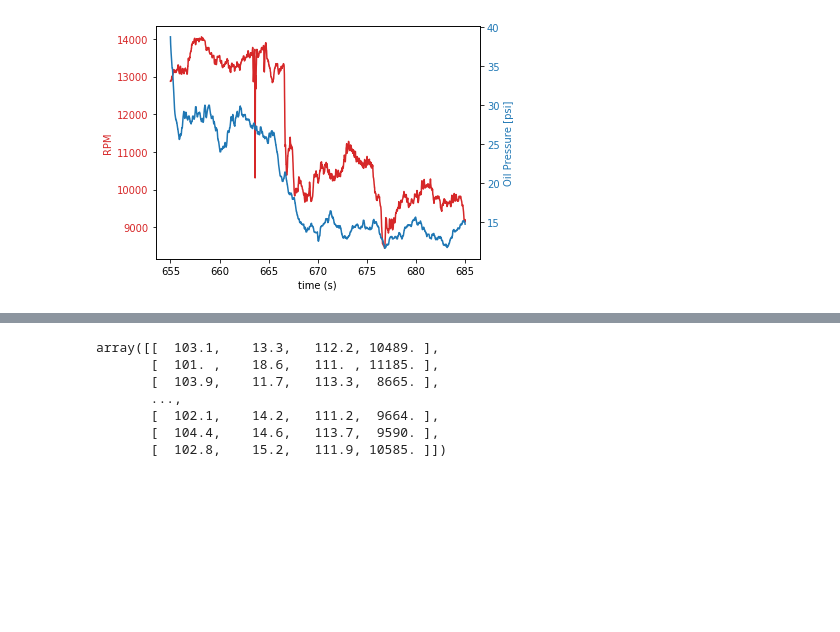
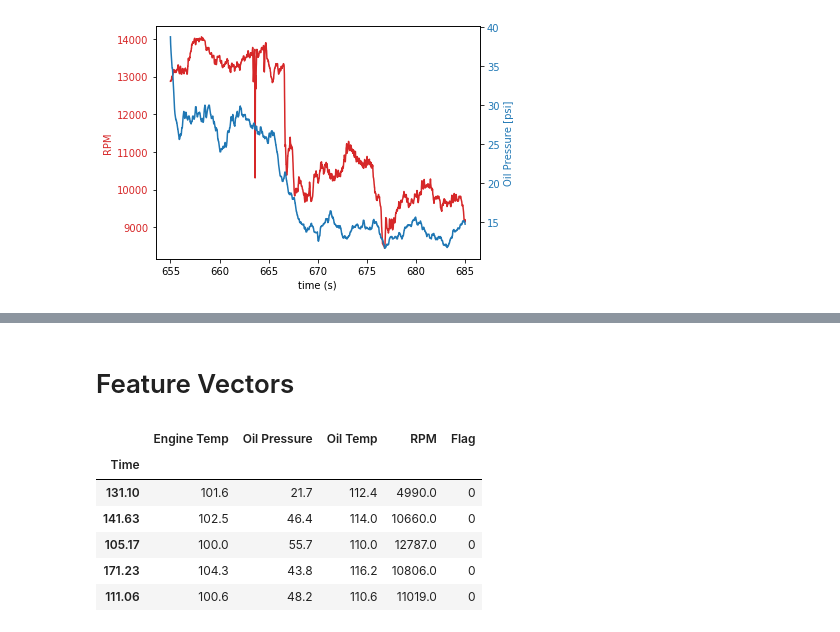
Before and after one commit to TheYonkk/CMSE-202-Semester-Project---Group-16, a Jupyter notebook: Project.ipynb, the cells around one changed output, grey strips where cells are left out. Drawn from its saved outputs; the diff is of its cells as text; code cells hidden in the pictures; blank space fills up the shorter version.

Commit message:
Completed Feature Vectors

```diff
--- a/Project.ipynb
+++ b/Project.ipynb
@@ -89,15 +80,27 @@ sample_label = 0
-# %%
-from sklearn.utils import shuffle
-df_good = shuffle(data1_df[data1_start_time:data1_end_time])
-df_bad = shuffle(data2_df[data2_start_time:data2_end_time])
-
-fvector_good = np.asarray(df_good)
-fvector_bad = np.asarray(df_bad)
-# %% [output]
-array([[  103.1,    13.3,   112.2, 10489. ],
-       [  101. ,    18.6,   111. , 11185. ],
-       [  103.9,    11.7,   113.3,  8665. ],
-       ...,
-       [  102.1,    14.2,   111.2,  9664. ],
-       [  104.4,    14.6,   113.7,  9590. ],
-       [  102.8,    15.2,   111.9, 10585. ]])
+# %% [markdown]
+# Feature Vectors
+# %%
+# using the time periods discovered above, here we create dataframes only containing information
+# from those periods
+df_good = data1_df[data1_start_time:data1_end_time]
+df_bad = data2_df[data2_start_time:data2_end_time]
+# %%
+# create a new column named 'flag' that will hold a one or a zero, depending on if the data is bad or good
+df_good.insert(4, "Flag", 0)
+df_bad.insert(4, "Flag", 1)
+# %%
+# combine both data frames into one that we can shuffle.
+df_all = pd.concat([df_good, df_bad])
+
+from sklearn.utils import shuffle
+df_all = shuffle(df_all)
+
+df_all.head()
+# %% [output]
+|  | Engine Temp | Oil Pressure | Oil Temp | RPM | Flag |
+| Time |  |  |  |  |  |
+| 131.10 | 101.6 | 21.7 | 112.4 | 4990.0 | 0 |
+| 141.63 | 102.5 | 46.4 | 114.0 | 10660.0 | 0 |
+| 105.17 | 100.0 | 55.7 | 110.0 | 12787.0 | 0 |
+| 171.23 | 104.3 | 43.8 | 116.2 | 10806.0 | 0 |
+| 111.06 | 100.6 | 48.2 | 110.6 | 11019.0 | 0 |
```
Also changed, not shown: parts of 4 cells of this notebook.
